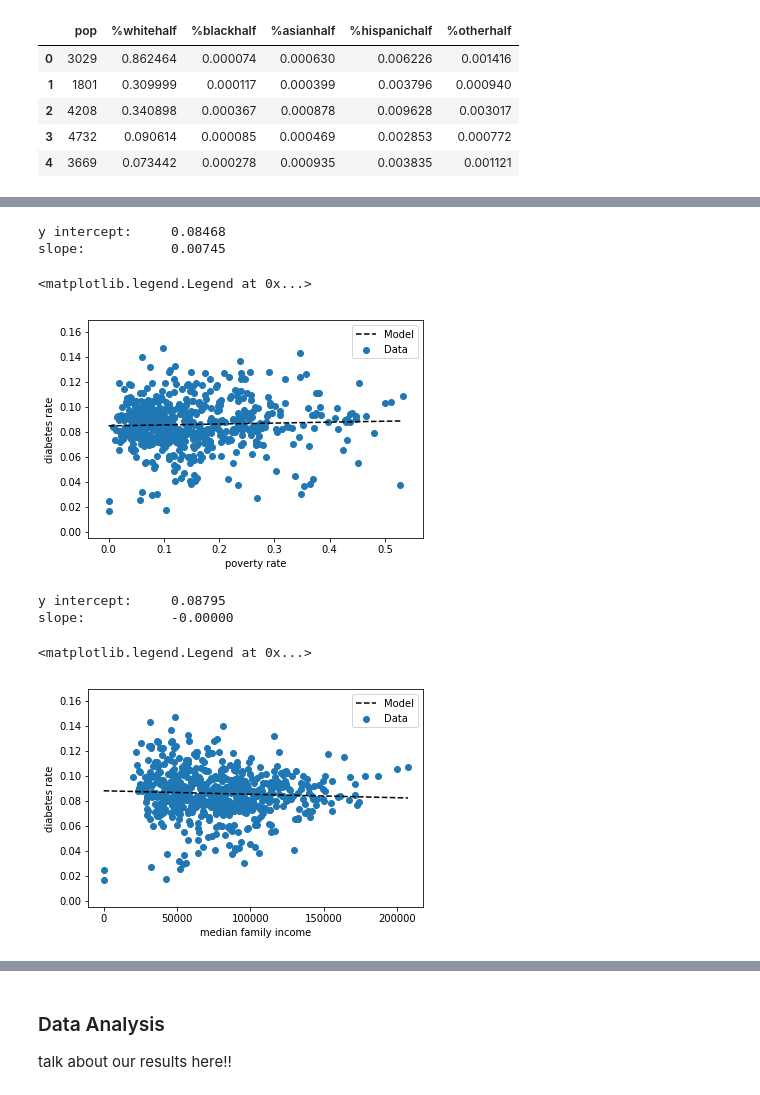
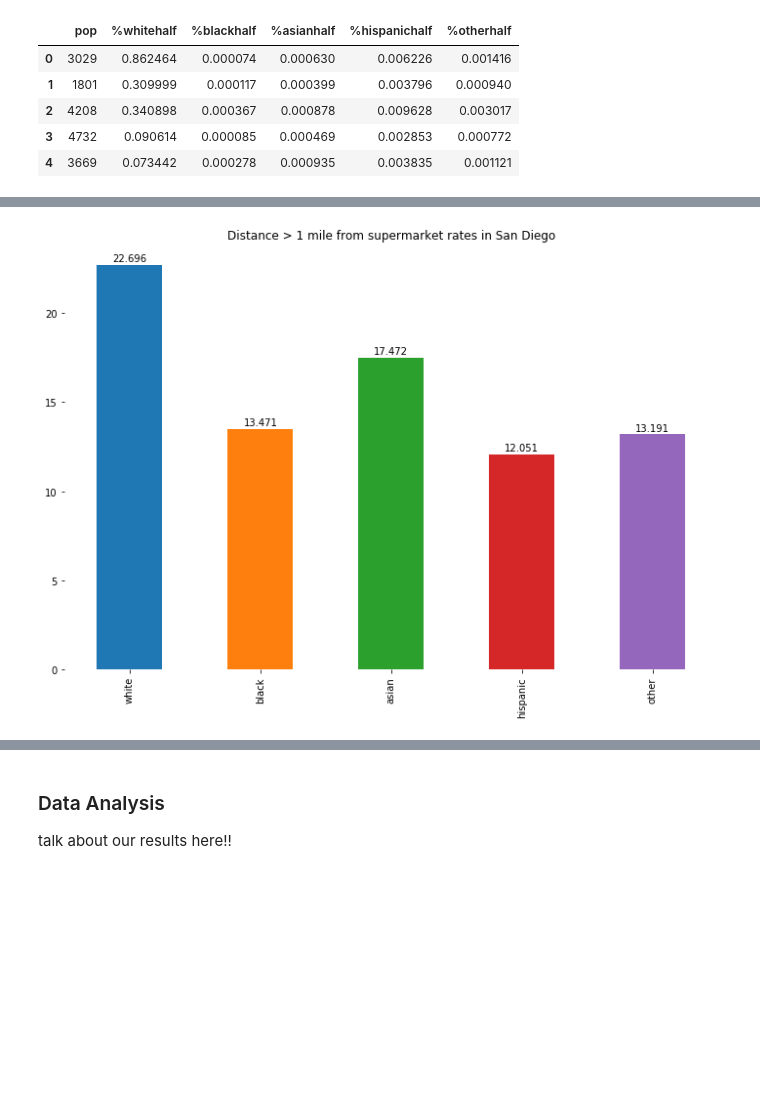
Before and after one commit to aliaawni/COGS108FinalProject, a Jupyter notebook: FinalProject.ipynb, the cells around one changed output, grey strips where cells are left out. Drawn from its saved outputs; the diff is of its cells as text; code cells hidden in the pictures; blank space fills up the shorter version.

```diff
--- a/FinalProject.ipynb
+++ b/FinalProject.ipynb
@@ -307,23 +347,28 @@ plt.box(False)
+# %%
+# Plot > 1 mile away vs race
+
+race_labels = ['white','black', 'asian', 'hispanic', 'other']
+over_dist_rates = [float("{0:.3f}".format(get_share_more_than_dist_for_race(r, '1')*100)) for r in race_labels]
+
+make_bar_graph(race_labels, over_dist_rates, 'Distance > 1 mile from supermarket rates in San Diego');
+# %% [output]
+[figure, added]
 # %%
-# modified from COGS108 tutorial 14-LinearModels
-outcome, predictors = patsy.dmatrices('total_diabetes ~ povertyrate', df)
-mod = sm.OLS(outcome, predictors)
-res = mod.fit()
+def create_scatter_plus_bestfit(predictor_col, result_col,
+                                predictor_label, result_label):
+    outcome, predictors = patsy.dmatrices(result_col + ' ~ ' + predictor_col, df)
+    mod = sm.OLS(outcome, predictors)
+    res = mod.fit()
 
-plt.scatter(df['povertyrate'], df['total_diabetes'], label='Data')
+    plt.scatter(df[predictor_col], df[result_col], label='Data')
 
-xs = np.arange(df['povertyrate'].min(), df['povertyrate'].max(), 0.01)
-ys = res.params[1] * xs + res.params[0]
-plt.plot(xs, ys, '--k', label='Model')
+    xs = np.arange(df[predictor_col].min(), df[predictor_col].max(), 0.01)
+    ys = res.params[1] * xs + res.params[0]
+    plt.plot(xs, ys, '--k', label='Model')
 
-print('y intercept:\t', "{0:.5f}".format(res.params[0]))
-print('slope:\t\t', "{0:.5f}".format(res.params[1]))
+    print('y intercept:\t', "{0:.5f}".format(res.params[0]))
+    print('slope:\t\t', "{0:.5f}".format(res.params[1]))
 
-plt.xlabel('poverty rate')
-plt.ylabel('diabetes rate')
-plt.legend()
+    plt.xlabel(predictor_label)
+    plt.ylabel(result_label)
+    plt.legend()
-# %% [output]
-y intercept:     0.08468
-slope:           0.00745
-<matplotlib.legend.Legend at 0x...>
-[figure, removed]
@@ -333,23 +374,0 @@ slope:           0.00745
-# %%
-# modified from COGS108 tutorial 14-LinearModels
-outcome, predictors = patsy.dmatrices('total_diabetes ~ medianfamilyincome', df)
-mod = sm.OLS(outcome, predictors)
-res = mod.fit()
-
-plt.scatter(df['medianfamilyincome'], df['total_diabetes'], label='Data')
-
-xs = np.arange(df['medianfamilyincome'].min(), df['medianfamilyincome'].max(), 0.01)
-ys = res.params[1] * xs + res.params[0]
-plt.plot(xs, ys, '--k', label='Model')
-
-print('y intercept:\t', "{0:.5f}".format(res.params[0]))
-print('slope:\t\t', "{0:.5f}".format(res.params[1]))
-
-plt.xlabel('median family income')
-plt.ylabel('diabetes rate')
-plt.legend()
-# %% [output]
-y intercept:     0.08795
-slope:           -0.00000
-<matplotlib.legend.Legend at 0x...>
-[figure, removed]
```
Also changed, not shown: parts of 28 cells of this notebook.
